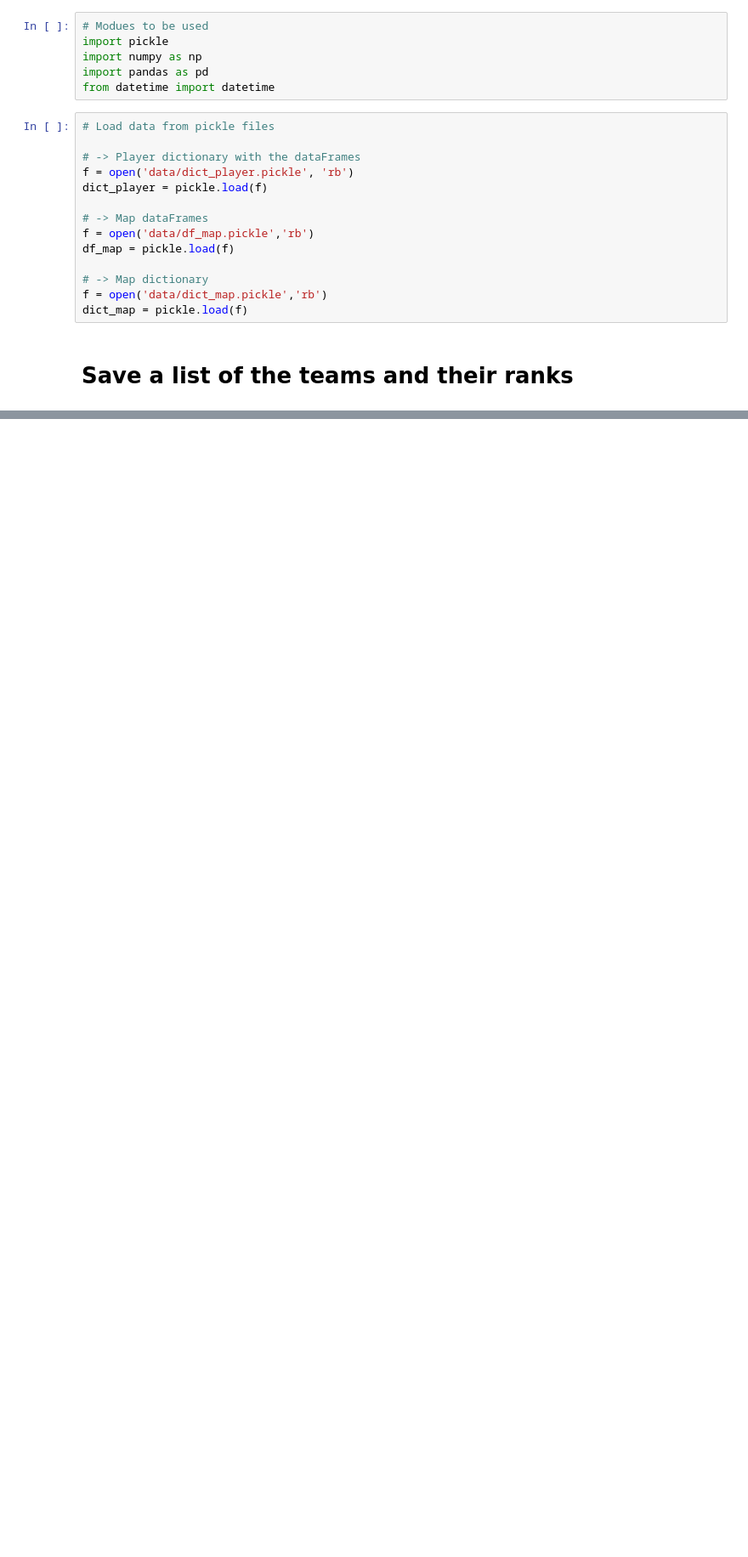
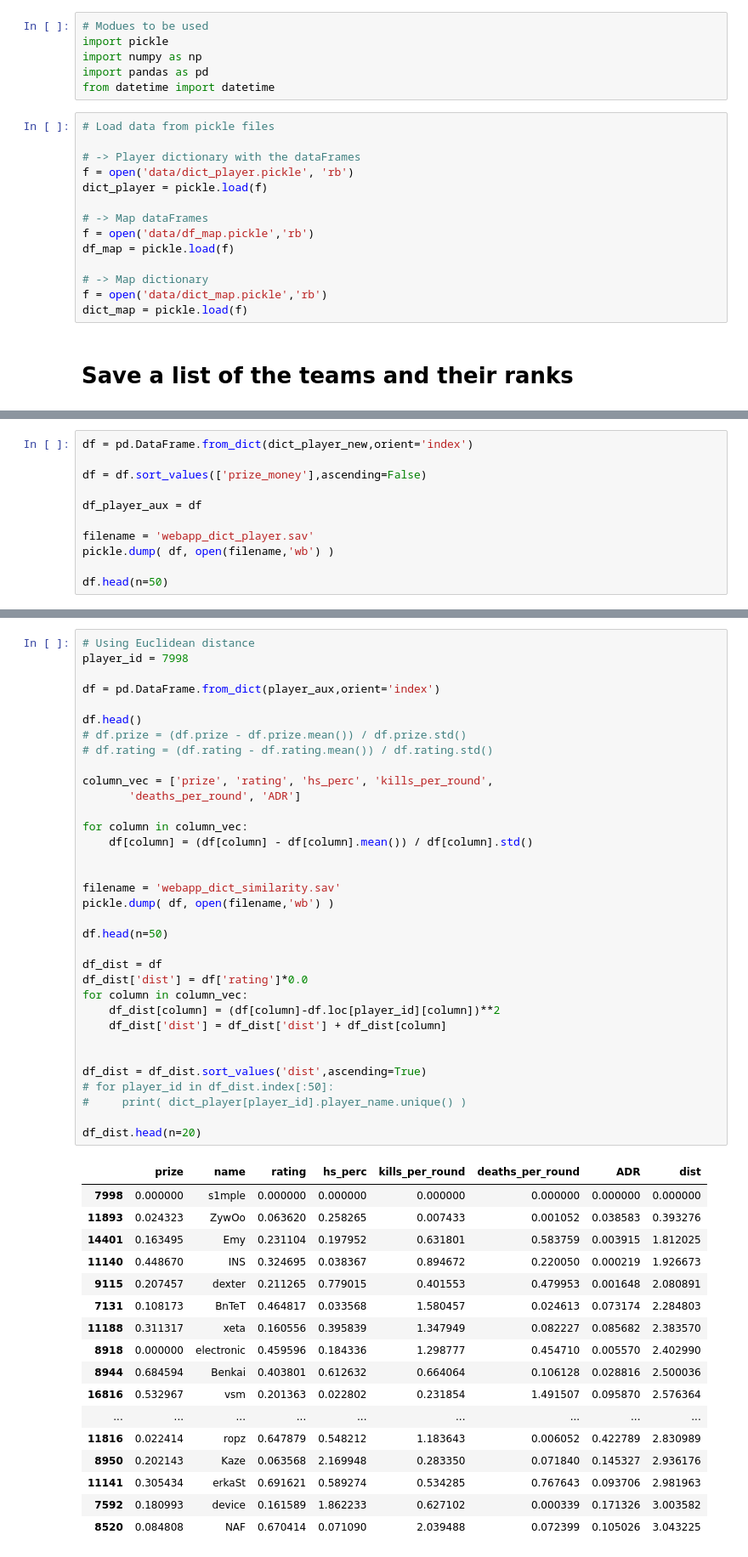
Before and after one commit to emmanuel-garza/insight-csgo, a Jupyter notebook: web_app_data.ipynb, the cells around one changed output, grey strips where cells are left out. Shown at 85% size. Drawn from its saved outputs; the diff is of its cells as text; blank space fills up the shorter version.

```diff
--- a/web_app_data.ipynb
+++ b/web_app_data.ipynb
@@ -116,0 +169,11 @@ KeyError: 5973
+# %%
+df = pd.DataFrame.from_dict(dict_player_new,orient='index')
+
+df = df.sort_values(['prize_money'],ascending=False)
+
+df_player_aux = df
+
+filename = 'webapp_dict_player.sav'
+pickle.dump( df, open(filename,'wb') )
+
+df.head(n=50)
@@ -116,0 +233,52 @@ KeyError: 5973
+# %%
+# Using Euclidean distance
+player_id = 7998
+
+df = pd.DataFrame.from_dict(player_aux,orient='index')
+
+df.head()
+# df.prize = (df.prize - df.prize.mean()) / df.prize.std()
+# df.rating = (df.rating - df.rating.mean()) / df.rating.std()
+
+column_vec = ['prize', 'rating', 'hs_perc', 'kills_per_round',
+       'deaths_per_round', 'ADR']
+
+for column in column_vec:
+    df[column] = (df[column] - df[column].mean()) / df[column].std()
+
+
+filename = 'webapp_dict_similarity.sav'
+pickle.dump( df, open(filename,'wb') )
+
+df.head(n=50)
+
+df_dist = df
+df_dist['dist'] = df['rating']*0.0
+for column in column_vec:
+    df_dist[column] = (df[column]-df.loc[player_id][column])**2
+    df_dist['dist'] = df_dist['dist'] + df_dist[column]
+
+
+df_dist = df_dist.sort_values('dist',ascending=True)
+# for player_id in df_dist.index[:50]:
+#     print( dict_player[player_id].player_name.unique() )
+
+df_dist.head(n=20)
+# %% [output]
+|  | prize | name | rating | hs_perc | kills_per_round | deaths_per_round | ADR | dist |
+| 7998 | 0.000000 | s1mple | 0.000000 | 0.000000 | 0.000000 | 0.000000 | 0.000000 | 0.000000 |
+| 11893 | 0.024323 | ZywOo | 0.063620 | 0.258265 | 0.007433 | 0.001052 | 0.038583 | 0.393276 |
+| 14401 | 0.163495 | Emy | 0.231104 | 0.197952 | 0.631801 | 0.583759 | 0.003915 | 1.812025 |
+| 11140 | 0.448670 | INS | 0.324695 | 0.038367 | 0.894672 | 0.220050 | 0.000219 | 1.926673 |
+| 9115 | 0.207457 | dexter | 0.211265 | 0.779015 | 0.401553 | 0.479953 | 0.001648 | 2.080891 |
+| 7131 | 0.108173 | BnTeT | 0.464817 | 0.033568 | 1.580457 | 0.024613 | 0.073174 | 2.284803 |
+| 11188 | 0.311317 | xeta | 0.160556 | 0.395839 | 1.347949 | 0.082227 | 0.085682 | 2.383570 |
+| 8918 | 0.000000 | electronic | 0.459596 | 0.184336 | 1.298777 | 0.454710 | 0.005570 | 2.402990 |
+| 8944 | 0.684594 | Benkai | 0.403801 | 0.612632 | 0.664064 | 0.106128 | 0.028816 | 2.500036 |
+| 16816 | 0.532967 | vsm | 0.201363 | 0.022802 | 0.231854 | 1.491507 | 0.095870 | 2.576364 |
+| ... | ... | ... | ... | ... | ... | ... | ... | ... |
+| 11816 | 0.022414 | ropz | 0.647879 | 0.548212 | 1.183643 | 0.006052 | 0.422789 | 2.830989 |
+| 8950 | 0.202143 | Kaze | 0.063568 | 2.169948 | 0.283350 | 0.071840 | 0.145327 | 2.936176 |
+| 11141 | 0.305434 | erkaSt | 0.691621 | 0.589274 | 0.534285 | 0.767643 | 0.093706 | 2.981963 |
+| 7592 | 0.180993 | device | 0.161589 | 1.862233 | 0.627102 | 0.000339 | 0.171326 | 3.003582 |
+| 8520 | 0.084808 | NAF | 0.670414 | 0.071090 | 2.039488 | 0.072399 | 0.105026 | 3.043225 |
```
Also changed, not shown: parts of 13 cells of this notebook, 2 other files.
